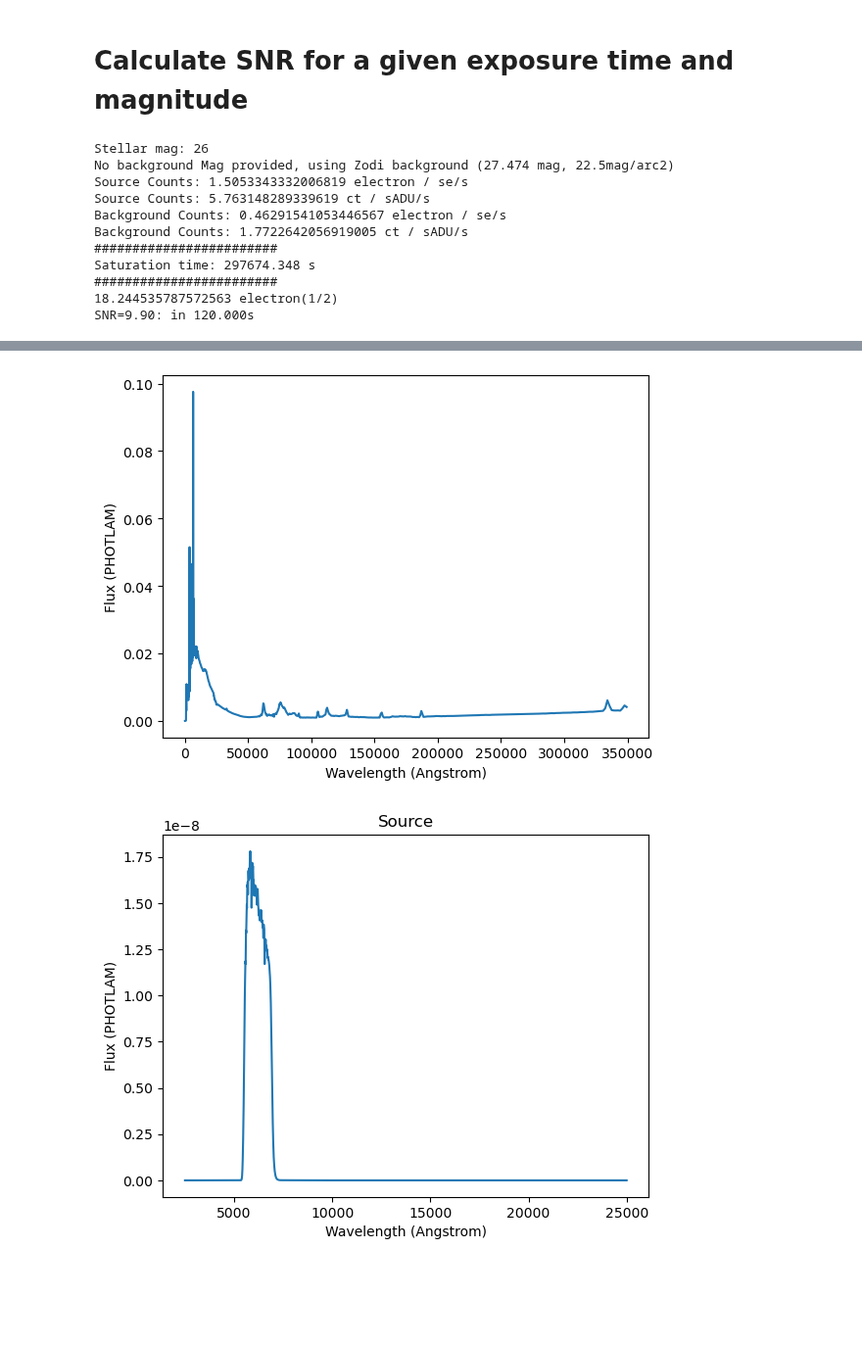
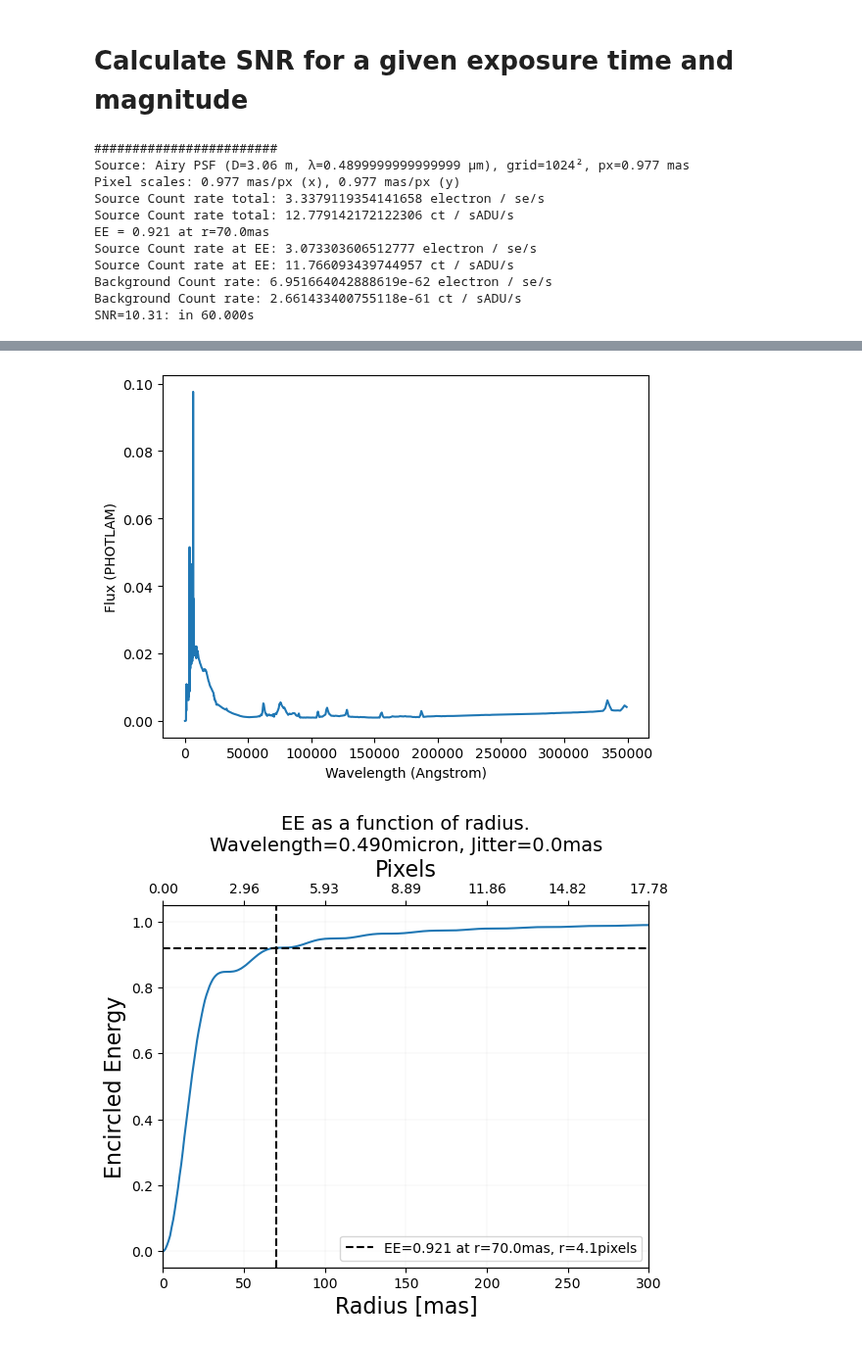
Before and after one commit to schmidt-observatories/wcc-etc, a Jupyter notebook: notebooks/01_Example.ipynb, the cells around one changed output, grey strips where cells are left out. Shown at 98% size. Drawn from its saved outputs; the diff is of its cells as text; code cells hidden in the pictures; blank space fills up the shorter version.

```diff
--- a/notebooks/01_Example.ipynb
+++ b/notebooks/01_Example.ipynb
@@ -11,8 +11,8 @@ reload(wcc_etc)
 # %% [markdown]
 ### Initialize
 # %%
-WCC = wcc_etc.WCCETC("../config/config_wcc_optical.toml")
-WCC.setup(verbose=True)
+WCC = wcc_etc.WCCETC("../config/config_wcc_sdssg_from_final.toml")
+WCC.setup(verbose=True,plot=True)
 # %% [output]
 Initializing WCC ETC. Reading in Config
 Setting up WCC ETC with current configuration
@@ -46,51 +36,29 @@ WCC.bandpass.plot()
 # Calculate SNR for a given exposure time and magnitude
 # %%
 import os
-from astropy import units as u
-uasal_archive = os.environ.get("UASAL_ARCHIVE")
 
+TEXP = 60
 MAG = 26 # AB mag
 BKG_MAG = 180 # vmag / arcsec2 # make background irrelevant
-SNR = 10.
-#frame_time = 10000000000. #
-source_file = '/Users/gks/Dropbox/mypylib/notebooks/GIT/USAL_ARCHIVE/2025-06-16_uasal_archive_repo/astr_obj_models/stars/pickles_models/dat_uvk/pickles_uk_55.fits'
-bkg_file = 'ngc_2537_spec.fits'
+PLOT = True
 
-print('Stellar mag:',MAG)
-w, y = WCC.set_source(source_file,plot=True)
+WCC.set_source(os.path.join(WCC.SOURCE_DIR,WCC.get_default_source_file()),plot=PLOT)
+WCC.set_background(background_file=WCC.get_default_background_file(),support_data_path=WCC.PATH_SUPPORT_DATA_DIR, plot=PLOT)
 
-WCC.set_background(background_file=bkg_file,support_data_path=f'{uasal_archive}/astr_obj_models/galaxies/brown/', plot=True)
-#WCC.make_observation(flux=MAG, bg_flux=BKG_MAG, plot=True, verbose=True)
-WCC.make_observation(flux=MAG, bg_flux=None, plot=True, verbose=True)
-
-
-# Calculate the CCD's Saturation Time
 print('########################')
-sat_time = WCC.calc_saturation_time()
-print('Saturation time: {:0.3f}'.format(sat_time))
-
-# Calculate time to given SNR
-#print('########################')
-#t_int = WCC.calc_int_time(snr=SNR,exp_time=sat_time*0.9)
-#print('Time to get to SNR={}: {:0.3f}'.format(SNR,t_int))
-
-# Calculate SNR in exptime
-print('########################')
-texp = 120
-#texp = 900
-snr = WCC.calc_SNR(int_time=texp*u.s,exp_time=texp*u.s)
-print('SNR={:0.2f}: in {:0.3f}s'.format(snr,texp))
-#snr = WCC.calc_SNR_one_frame_with_gain(exp_time=texp)
-#print('SNR={}: in {:0.3f}'.format(snr,texp))
+snr = WCC.make_observation_and_calc_SNR(flux=MAG, r_aper_mas=70, texp=TEXP,
+                                        jitter_sigma_mas=0, bg_flux=BKG_MAG,
+                                        plot=PLOT, verbose=True)
+print('SNR={:0.2f}: in {:0.3f}s'.format(snr,TEXP))
 # %% [output]
-Stellar mag: 26
-No background Mag provided, using Zodi background (27.474 mag, 22.5mag/arc2)
-Source Counts: 1.5053343332006819 electron / se/s
-Source Counts: 5.763148289339619 ct / sADU/s
-Background Counts: 0.46291541053446567 electron / se/s
-Background Counts: 1.7722642056919005 ct / sADU/s
 ########################
-Saturation time: 297674.348 s
-########################
-18.244535787572563 electron(1/2)
-SNR=9.90: in 120.000s
+Source: Airy PSF (D=3.06 m, λ=0.4899999999999999 μm), grid=1024², px=0.977 mas
+Pixel scales: 0.977 mas/px (x), 0.977 mas/px (y)
+Source Count rate total: 3.3379119354141658 electron / se/s
+Source Count rate total: 12.779142172122306 ct / sADU/s
+EE = 0.921 at r=70.0mas
+Source Count rate at EE: 3.073303606512777 electron / se/s
+Source Count rate at EE: 11.766093439744957 ct / sADU/s
+Background Count rate: 6.951664042888619e-62 electron / se/s
+Background Count rate: 2.661433400755118e-61 ct / sADU/s
+SNR=10.31: in 60.000s
@@ -98,2 +66,2 @@ SNR=9.90: in 120.000s
 [figure]
-[figure, old version]
+[figure, new version]
```
Also changed, not shown: parts of 8 cells of this notebook, 7 other files.
